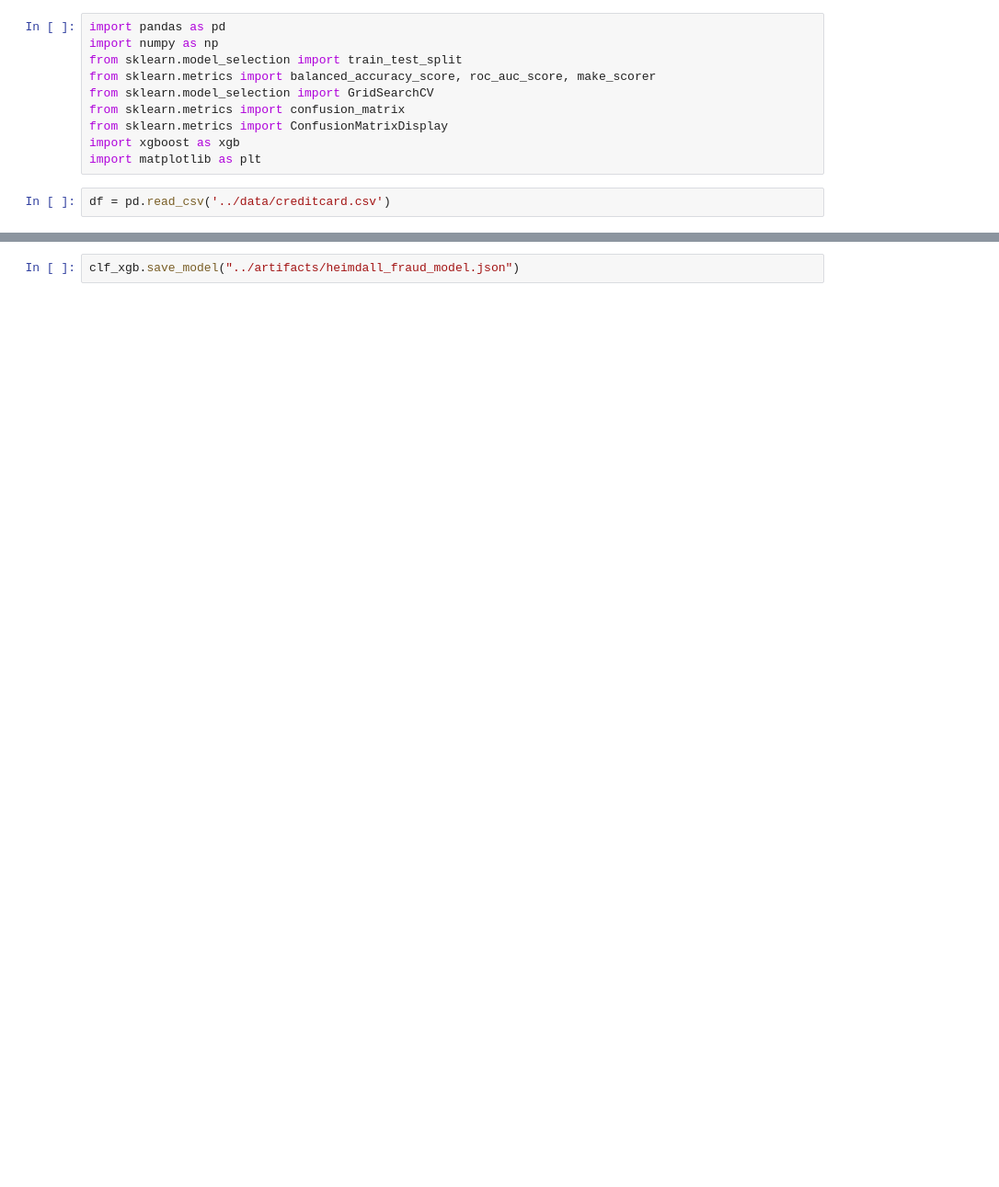
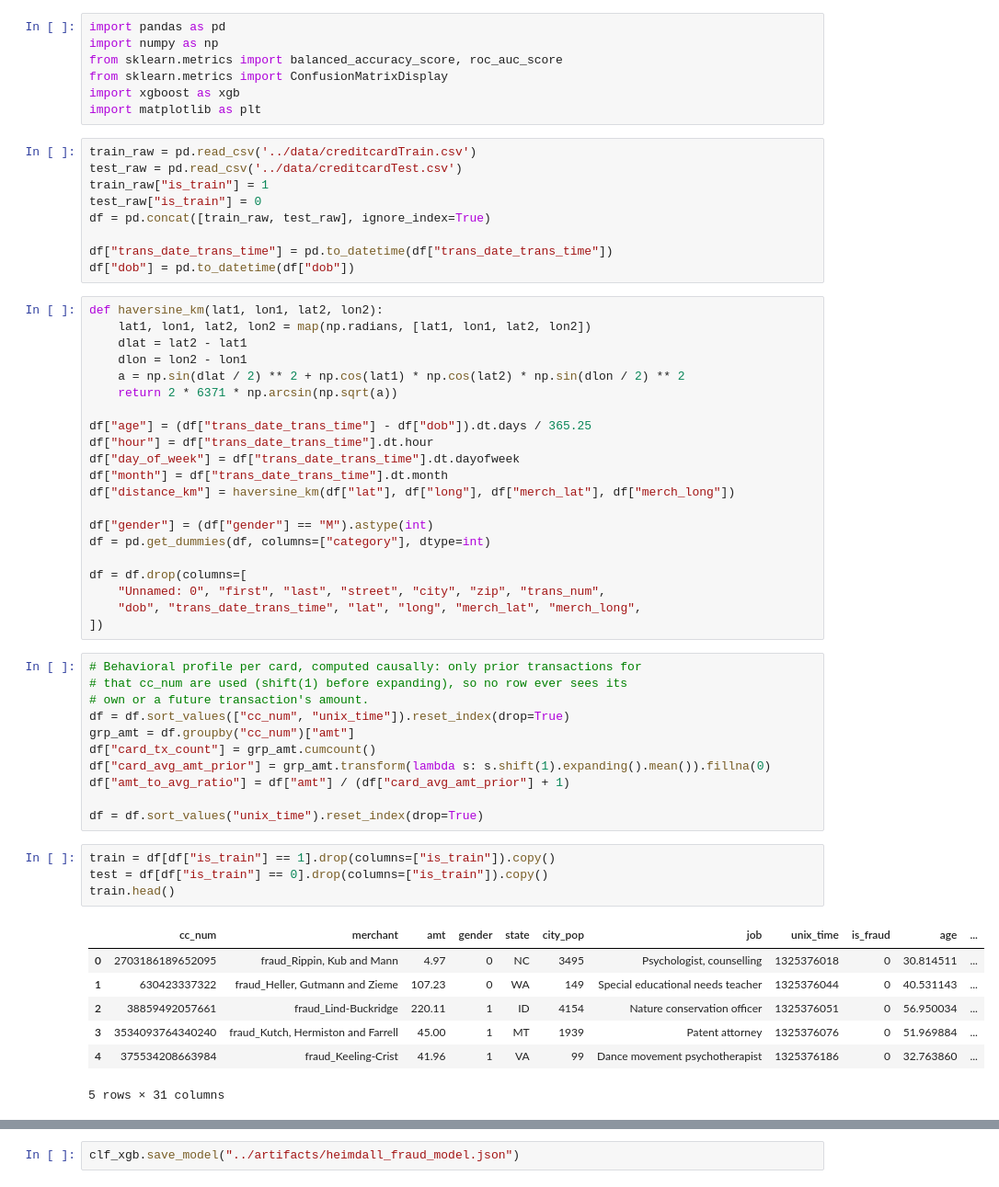
Before and after one commit to Samar1909/Heimdall, a Jupyter notebook: notebooks/model.ipynb, the cells around one changed output, grey strips where cells are left out. Shown at 92% size. Saved outputs shown, nothing was run; the diff lists cells and outputs as text; blank space fills up the shorter version.

```diff
--- a/notebooks/model.ipynb
+++ b/notebooks/model.ipynb
@@ -1,12 +1,60 @@
 # %%
 import pandas as pd
 import numpy as np
-from sklearn.model_selection import train_test_split
-from sklearn.metrics import balanced_accuracy_score, roc_auc_score, make_scorer
-from sklearn.model_selection import GridSearchCV
-from sklearn.metrics import confusion_matrix
+from sklearn.metrics import balanced_accuracy_score, roc_auc_score
 from sklearn.metrics import ConfusionMatrixDisplay
 import xgboost as xgb
 import matplotlib as plt
 # %%
-df = pd.read_csv('../data/creditcard.csv')
+train_raw = pd.read_csv('../data/creditcardTrain.csv')
+test_raw = pd.read_csv('../data/creditcardTest.csv')
+train_raw["is_train"] = 1
+test_raw["is_train"] = 0
+df = pd.concat([train_raw, test_raw], ignore_index=True)
+
+df["trans_date_trans_time"] = pd.to_datetime(df["trans_date_trans_time"])
+df["dob"] = pd.to_datetime(df["dob"])
+# %%
+def haversine_km(lat1, lon1, lat2, lon2):
+    lat1, lon1, lat2, lon2 = map(np.radians, [lat1, lon1, lat2, lon2])
+    dlat = lat2 - lat1
+    dlon = lon2 - lon1
+    a = np.sin(dlat / 2) ** 2 + np.cos(lat1) * np.cos(lat2) * np.sin(dlon / 2) ** 2
+    return 2 * 6371 * np.arcsin(np.sqrt(a))
+
+df["age"] = (df["trans_date_trans_time"] - df["dob"]).dt.days / 365.25
+df["hour"] = df["trans_date_trans_time"].dt.hour
+df["day_of_week"] = df["trans_date_trans_time"].dt.dayofweek
+df["month"] = df["trans_date_trans_time"].dt.month
+df["distance_km"] = haversine_km(df["lat"], df["long"], df["merch_lat"], df["merch_long"])
+
+df["gender"] = (df["gender"] == "M").astype(int)
+df = pd.get_dummies(df, columns=["category"], dtype=int)
+
+df = df.drop(columns=[
+    "Unnamed: 0", "first", "last", "street", "city", "zip", "trans_num",
+    "dob", "trans_date_trans_time", "lat", "long", "merch_lat", "merch_long",
+])
+# %%
+# Behavioral profile per card, computed causally: only prior transactions for
+# that cc_num are used (shift(1) before expanding), so no row ever sees its
+# own or a future transaction's amount.
+df = df.sort_values(["cc_num", "unix_time"]).reset_index(drop=True)
+grp_amt = df.groupby("cc_num")["amt"]
+df["card_tx_count"] = grp_amt.cumcount()
+df["card_avg_amt_prior"] = grp_amt.transform(lambda s: s.shift(1).expanding().mean()).fillna(0)
+df["amt_to_avg_ratio"] = df["amt"] / (df["card_avg_amt_prior"] + 1)
+
+df = df.sort_values("unix_time").reset_index(drop=True)
+# %%
+train = df[df["is_train"] == 1].drop(columns=["is_train"]).copy()
+test = df[df["is_train"] == 0].drop(columns=["is_train"]).copy()
+train.head()
+# %% [output]
+|  | cc_num | merchant | amt | gender | state | city_pop | job | unix_time | is_fraud | age | ... |
+| 0 | 2703186189652095 | fraud_Rippin, Kub and Mann | 4.97 | 0 | NC | 3495 | Psychologist, counselling | 1325376018 | 0 | 30.814511 | ... |
+| 1 | 630423337322 | fraud_Heller, Gutmann and Zieme | 107.23 | 0 | WA | 149 | Special educational needs teacher | 1325376044 | 0 | 40.531143 | ... |
+| 2 | 38859492057661 | fraud_Lind-Buckridge | 220.11 | 1 | ID | 4154 | Nature conservation officer | 1325376051 | 0 | 56.950034 | ... |
+| 3 | 3534093764340240 | fraud_Kutch, Hermiston and Farrell | 45.00 | 1 | MT | 1939 | Patent attorney | 1325376076 | 0 | 51.969884 | ... |
+| 4 | 375534208663984 | fraud_Keeling-Crist | 41.96 | 1 | VA | 99 | Dance movement psychotherapist | 1325376186 | 0 | 32.763860 | ... |
+5 rows × 31 columns
```
Also changed, not shown: parts of 7 cells of this notebook, 3 other files.
